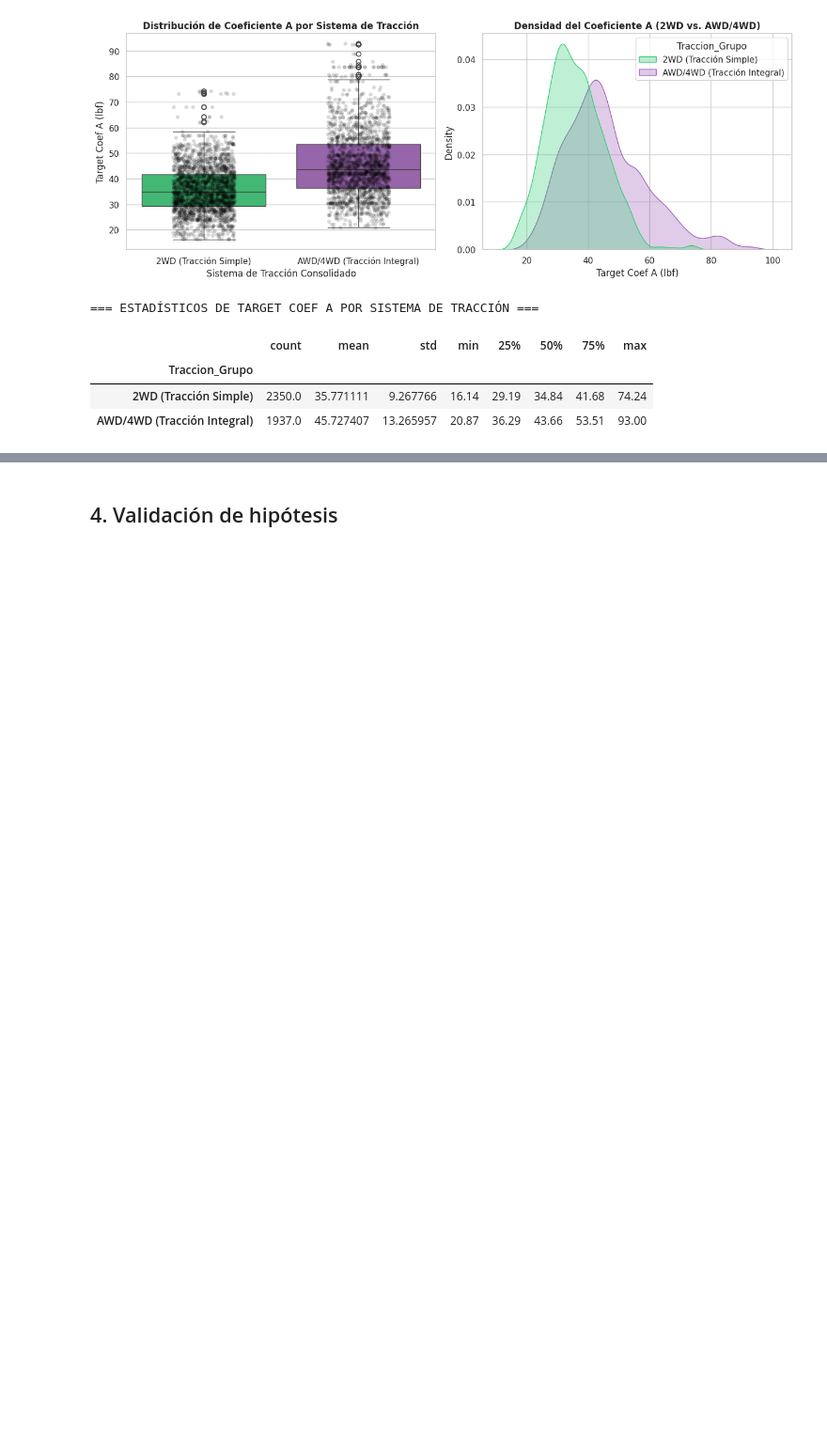
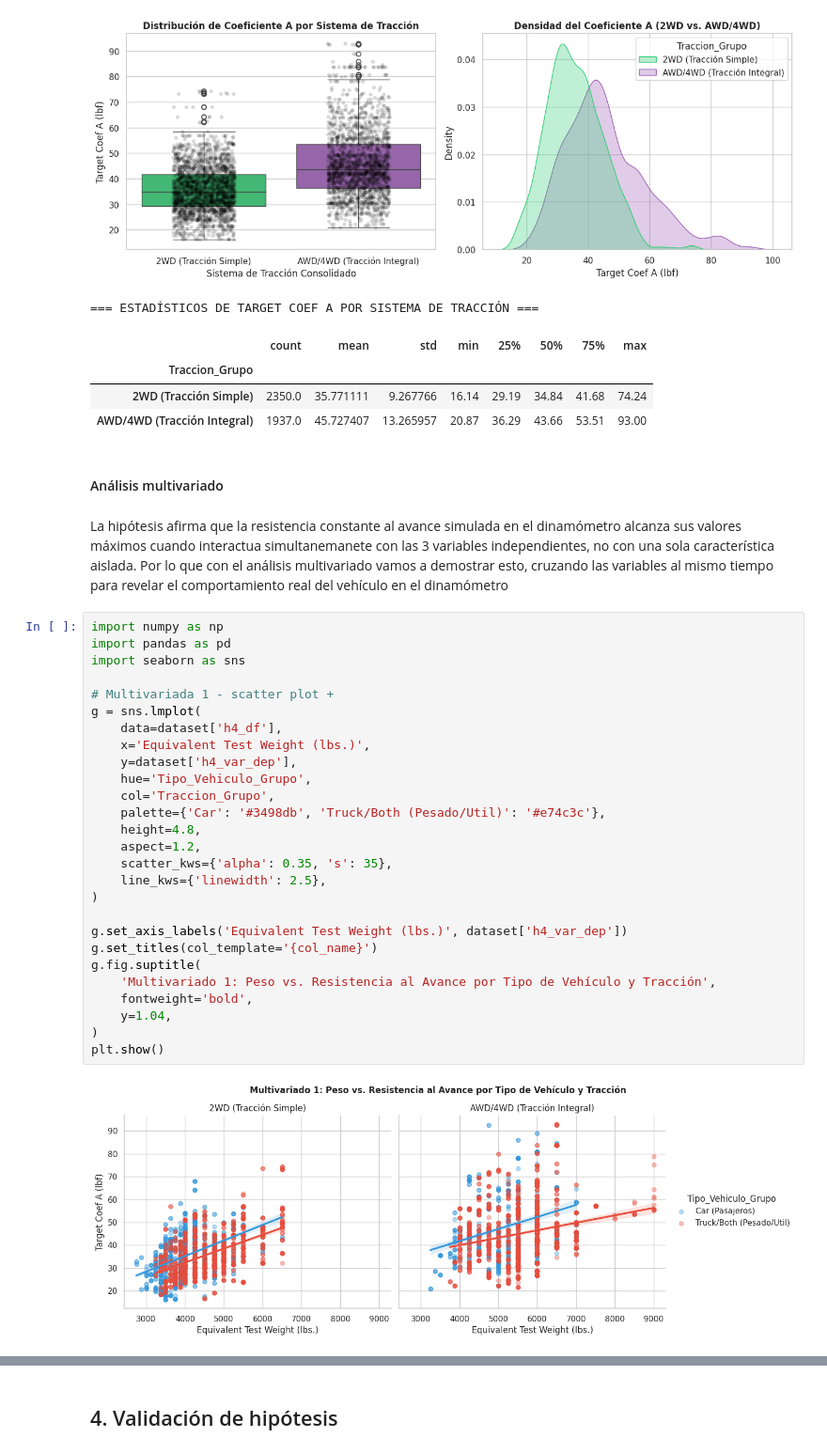
Before and after one commit to jpedonediez/Fundamentos, a Jupyter notebook: tpe_EPA_FE.ipynb, the cells around one changed output, grey strips where cells are left out. Shown at 94% size. Drawn from its saved outputs; the diff is of its cells as text; blank space fills up the shorter version.

```diff
--- a/tpe_EPA_FE.ipynb
+++ b/tpe_EPA_FE.ipynb
@@ -750,3 +706,37 @@ display(dataset['h4_df'].groupby('Traccion_Grupo')[dataset['h4_var_dep']].descri
 | Traccion_Grupo |  |  |  |  |  |  |  |  |
 | 2WD (Tracción Simple) | 2350.0 | 35.771111 | 9.267766 | 16.14 | 29.19 | 34.84 | 41.68 | 74.24 |
 | AWD/4WD (Tracción Integral) | 1937.0 | 45.727407 | 13.265957 | 20.87 | 36.29 | 43.66 | 53.51 | 93.00 |
+# %% [markdown]
+#### Análisis multivariado
+# %% [markdown]
+La hipótesis afirma que la resistencia constante al avance simulada en el dinamómetro alcanza sus valores máximos cuando interactua simultanemanete con las 3 variables independientes, no con una sola característica aislada.
+Por lo que con el análisis multivariado vamos a demostrar esto, cruzando las variables al mismo tiempo para revelar el comportamiento real del vehículo en el dinamómetro
+# %%
+import numpy as np
+import pandas as pd
+import seaborn as sns
+
+# Multivariada 1 - scatter plot +
+g = sns.lmplot(
+    data=dataset['h4_df'],
+    x='Equivalent Test Weight (lbs.)',
+    y=dataset['h4_var_dep'],
+    hue='Tipo_Vehiculo_Grupo',
+    col='Traccion_Grupo',
+    palette={'Car': '#3498db', 'Truck/Both (Pesado/Util)': '#e74c3c'},
+    height=4.8,
+    aspect=1.2,
+    scatter_kws={'alpha': 0.35, 's': 35},
+    line_kws={'linewidth': 2.5},
+)
+
+g.set_axis_labels('Equivalent Test Weight (lbs.)', dataset['h4_var_dep'])
+g.set_titles(col_template='{col_name}')
+g.fig.suptitle(
+    'Multivariado 1: Peso vs. Resistencia al Avance por Tipo de Vehículo y Tracción',
+    fontweight='bold',
+    y=1.04,
+)
+plt.show()
+# %% [output]
+[figure, added]
```
Also changed, not shown: parts of 8 cells of this notebook.
